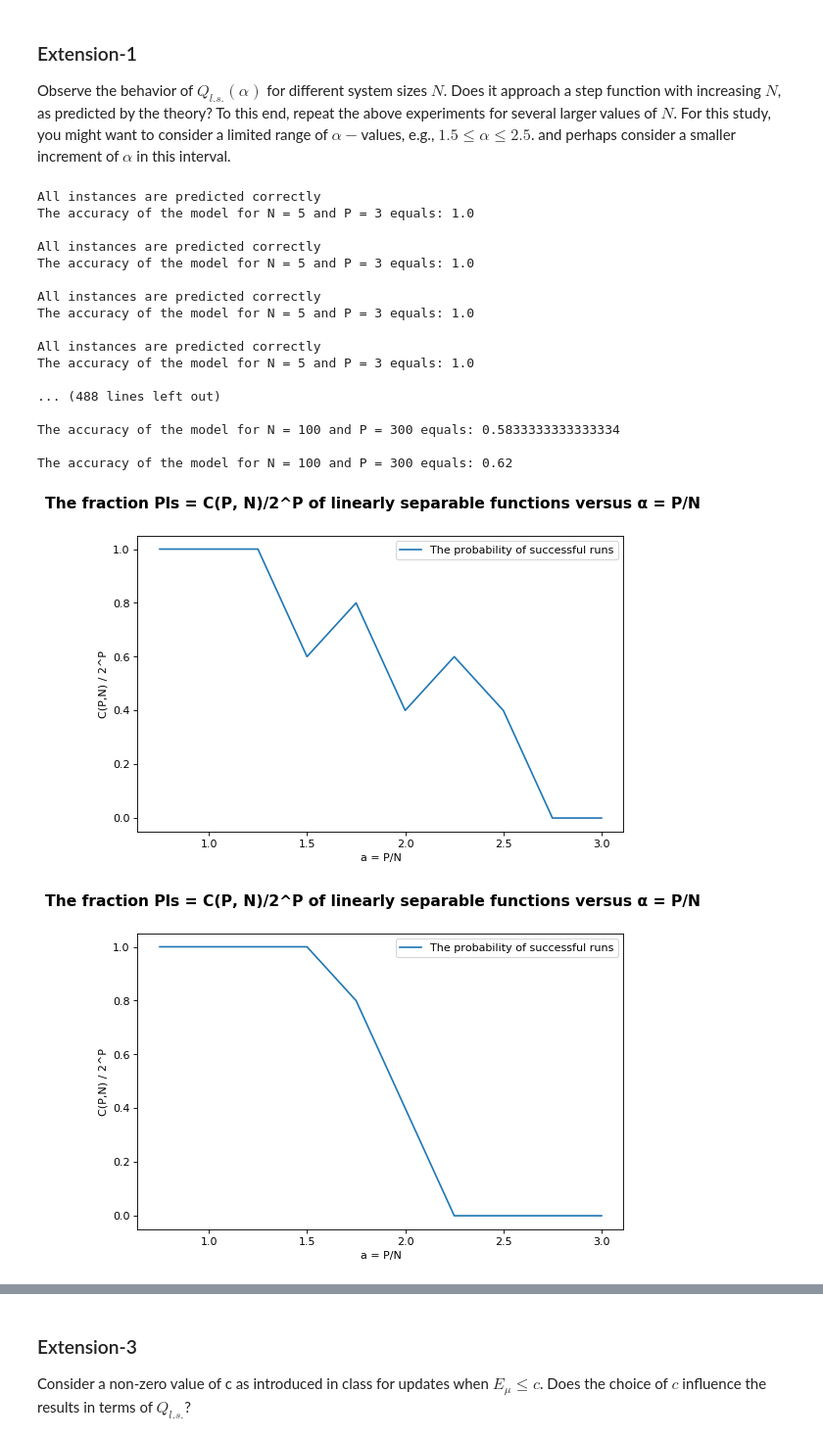
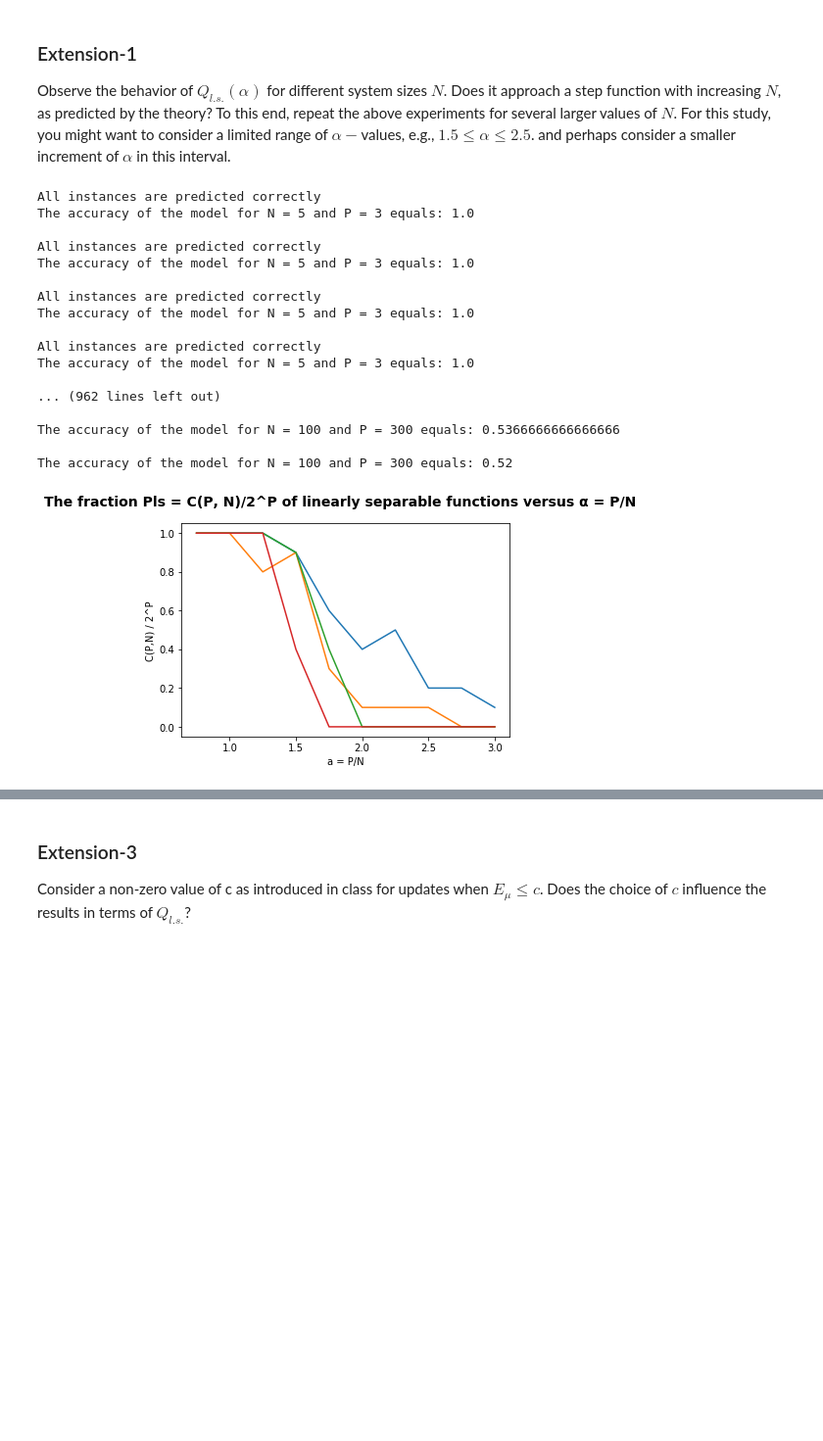
Before and after one commit to philip-andreadis/group_assignments, a Jupyter notebook: RosenblattPerceptron.ipynb, the cells around one changed output, grey strips where cells are left out. Shown at 98% size. Cells and saved outputs as stored; diff of their text form; code cells hidden in the pictures; blank space fills up the shorter version.

```diff
--- a/RosenblattPerceptron.ipynb
+++ b/RosenblattPerceptron.ipynb
@@ -71,7 +71,6 @@ def rosenblattPerceptron(x, s, w, P, c):
 
         for j in range(P):
             # Predict the labels
-            y_pred = np.sign(x[j].dot(w.T))
             E = np.append(E, x[j].dot(w.T)*s[j])
 
             # Update weights in case predicted value != true value
@@ -132,8 +131,9 @@ A = np.arange(0.75, 3.25, 0.25)
 # The margin of whether weights change
 c = 0
 # Initialize number of epochs
-epochs = 500
-nd = 50
+epochs = 50
+# Number of repeated datasets
+n = 50
 prob = np.array([])
 
 for a in A:
@@ -141,17 +141,17 @@ for a in A:
     # Number of training samples (rows)
     P = int(a*N)
 
-    # Generate nd independent datasets
-    for j in range(nd):
-        # Initialize training samples
+    # Generate n independent datasets
+    for j in range(n):
+        # Initialize training samples given certain N and P
         x, s, w = init_(P, N)
         # Run Rosenblatt-Perceptron algorithm
         accuracy = np.append(accuracy, rosenblattPerceptron(x, s, w, P, c) )
 
-    prob = np.append(prob, np.sum(accuracy[accuracy==1])/nd)
+    prob = np.append(prob, np.sum(accuracy[accuracy==1])/n)
 
 plt.figure(figsize=(8, 5), dpi=80)
-successfulPlot(A, prob, 'The probability of successful runs')
+successfulPlot(A, prob, 'Probability of successful runs')
 plt.legend(loc='best')
 plt.show()
 # %% [output]
@@ -187,46 +187,45 @@ A = np.arange(0.75, 3.25, 0.25)
 # The margin of whether weights change
 c = 0
 # Initialize number of epochs
-epochs = 500
-nd = 5
+epochs = 50
+# Number of repeated datasets
+n = 10
 
 for N in N:
     prob = np.array([])
     for a in A:
         accuracy = np.array([])
         # Number of training samples (rows)
         P = int(a*N)
 
-        # Generate nd independent datasets
-        for j in range(nd):
+        # Generate n independent datasets given certain P and N
+        for j in range(n):
             # Initialize training samples
             x, s, w = init_(P, N)
             # Run Rosenblatt-Perceptron algorithm
             accuracy = np.append(accuracy, rosenblattPerceptron(x, s, w, P, c) )
 
-        prob = np.append(prob, np.sum(accuracy[accuracy==1])/nd)
+        prob = np.append(prob, np.sum(accuracy[accuracy==1])/n)
 
-    plt.figure(figsize=(8, 5), dpi=80)
-    successfulPlot(A, prob, 'The probability of successful runs')
-    plt.legend(loc='best')
+    successfulPlot(A, prob, 'Probability of successful runs')
+
 plt.show()
 # %% [output]
 All instances are predicted correctly
 The accuracy of the model for N = 5 and P = 3 equals: 1.0
 
 All instances are predicted correctly
 The accuracy of the model for N = 5 and P = 3 equals: 1.0
 
 All instances are predicted correctly
 The accuracy of the model for N = 5 and P = 3 equals: 1.0
 
 All instances are predicted correctly
 The accuracy of the model for N = 5 and P = 3 equals: 1.0
 
-... (488 lines left out)
+... (962 lines left out)
 
-The accuracy of the model for N = 100 and P = 300 equals: 0.5833333333333334
+The accuracy of the model for N = 100 and P = 300 equals: 0.5366666666666666
 
-The accuracy of the model for N = 100 and P = 300 equals: 0.62
+The accuracy of the model for N = 100 and P = 300 equals: 0.52
-[figure, old version]
+[figure, new version]
-[figure, removed]
```
Also changed, not shown: parts of 4 cells of this notebook.
